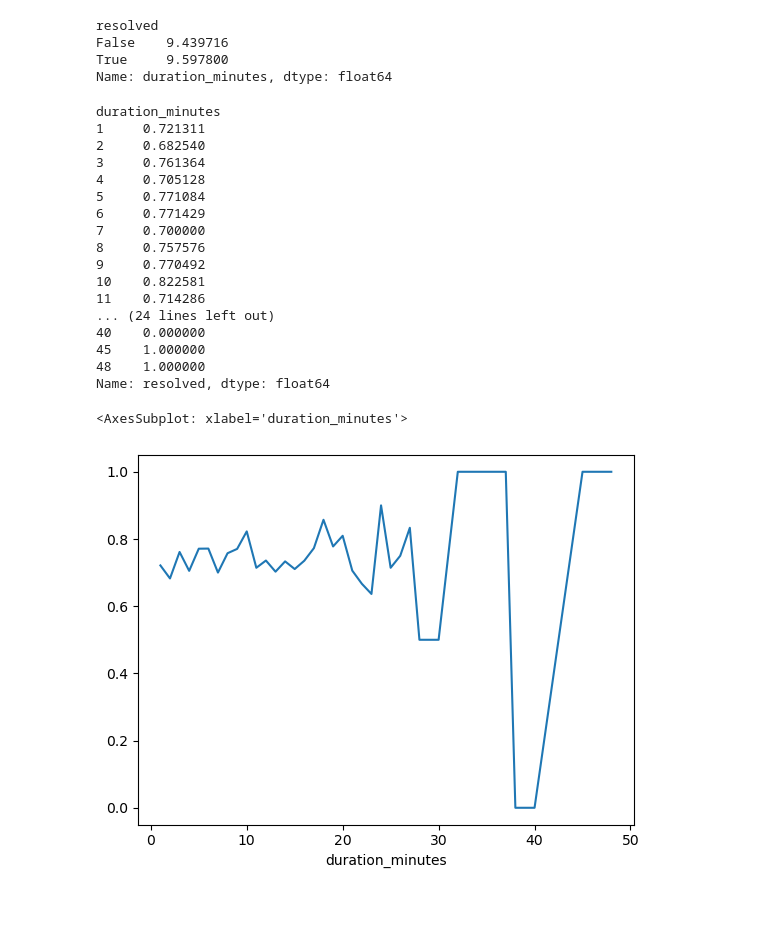
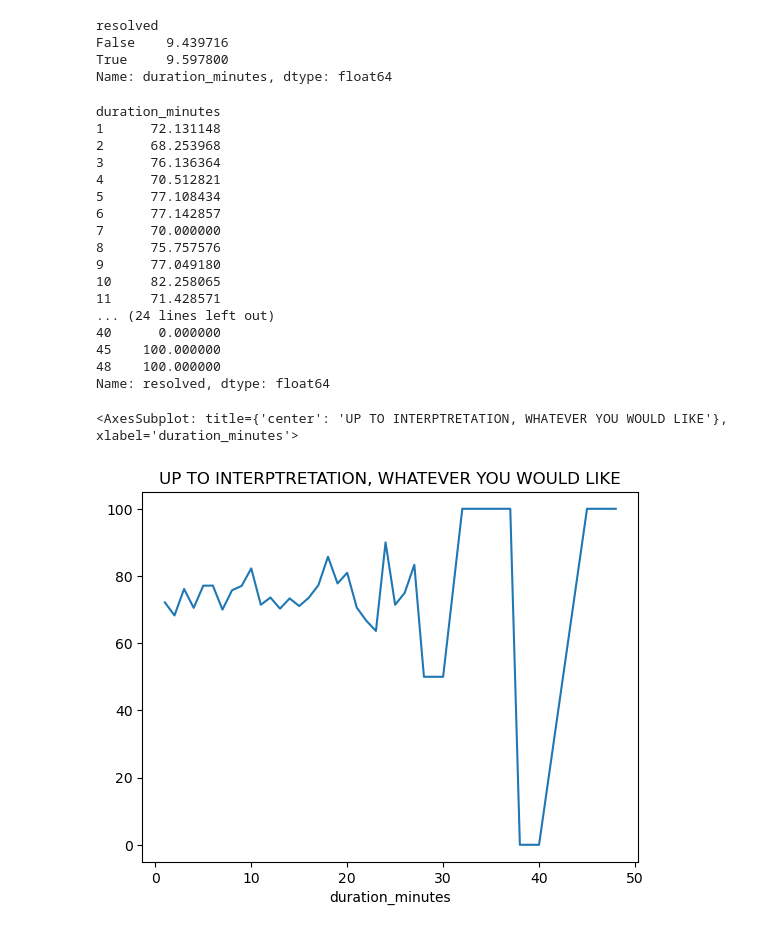
Before and after one commit to LucaLopesAN23SI/Data_Challenge-, a Jupyter notebook: Data.ipynb, the cells around one changed output. Drawn from its saved outputs; the diff is of its cells as text; code cells hidden in the pictures; blank space fills up the shorter version.

```diff
--- a/Data.ipynb
+++ b/Data.ipynb
@@ -1,5 +1,5 @@
 # %%
-#1. What is the resolution rate by call type?
+#1.
 ## groupby call type then percent of resolution rate
 #2. How does wait time affect customer satisfaction?
 ## group by
@@ -8,14 +8,17 @@
 #5. How does agent workload (calls per agent) vary by time of day?
 #6. Is there a correlation between call duration and resolution?
 
+#Importing Pandas
 import pandas as pd
 
+#Opening the csv file
 df = pd.read_csv("team17_callcenter_modified.csv")
+
+#shape or sum like that calm shi
 df.shape # rows, columns
 
+#Showing the information
 df.info()
-
-df['Percentage'] = (df['resolved'])
 # %% [output]
 <class 'pandas.core.frame.DataFrame'>
 RangeIndex: 1100 entries, 0 to 1099
@@ -93,26 +109,26 @@ False    9.439716
 True     9.597800
 Name: duration_minutes, dtype: float64
 # %%
-test = df.groupby('duration_minutes')['resolved'].mean()
+test = df.groupby('duration_minutes')['resolved'].mean() * 100
 print(test)
-test.plot()
+test.plot(title='UP TO INTERPTRETATION, WHATEVER YOU WOULD LIKE')
 # %% [output]
 duration_minutes
-1     0.721311
-2     0.682540
-3     0.761364
-4     0.705128
-5     0.771084
-6     0.771429
-7     0.700000
-8     0.757576
-9     0.770492
-10    0.822581
-11    0.714286
+1      72.131148
+2      68.253968
+3      76.136364
+4      70.512821
+5      77.108434
+6      77.142857
+7      70.000000
+8      75.757576
+9      77.049180
+10     82.258065
+11     71.428571
 ... (24 lines left out)
-40    0.000000
-45    1.000000
-48    1.000000
+40      0.000000
+45    100.000000
+48    100.000000
 Name: resolved, dtype: float64
-<AxesSubplot: xlabel='duration_minutes'>
+<AxesSubplot: title={'center': 'UP TO INTERPTRETATION, WHATEVER YOU WOULD LIKE'}, xlabel='duration_minutes'>
-[figure, old version]
+[figure, new version]
```
Also changed, not shown: parts of 10 cells of this notebook.
